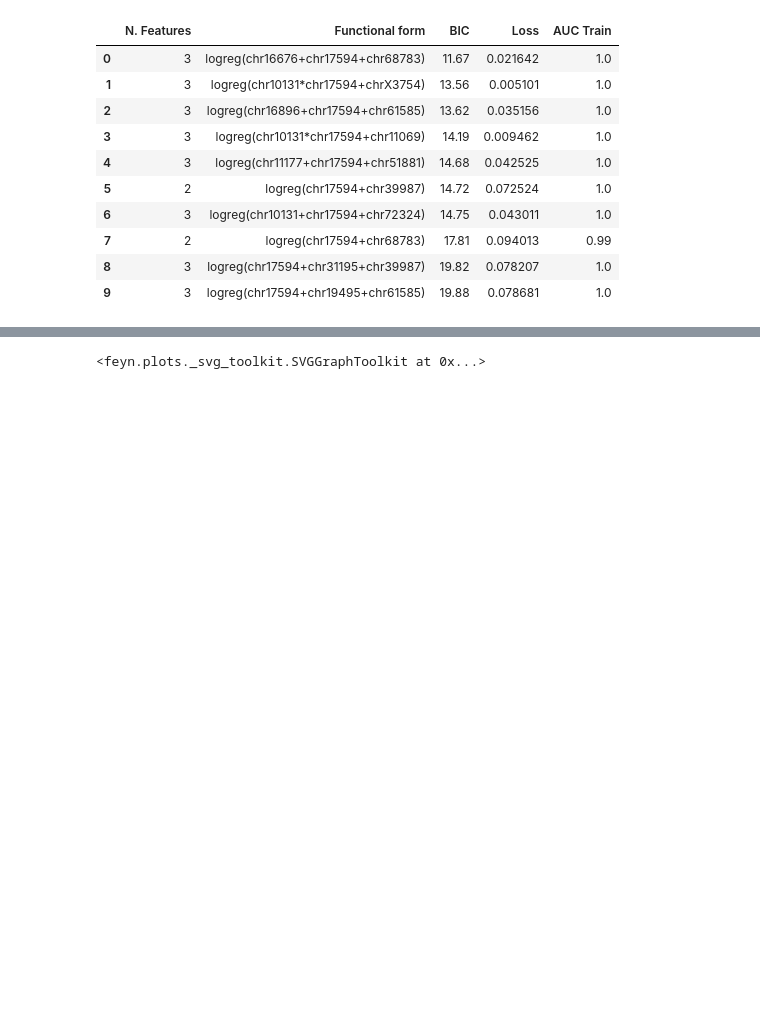
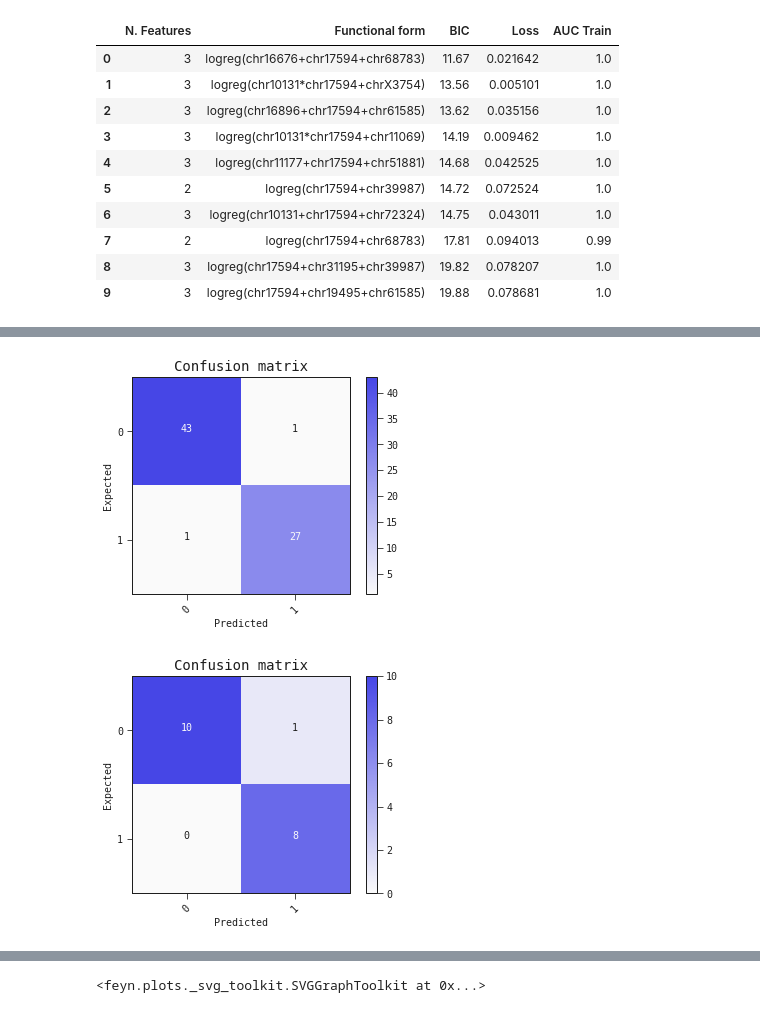
Before and after one commit to abzu-ai/QLattice-clinical-omics, a Jupyter notebook: notebooks/HCC_case.ipynb, the cells around one changed output, grey strips where cells are left out. Cells and saved outputs as stored; diff of their text form; code cells hidden in the pictures; blank space fills up the shorter version.

```diff
--- a/notebooks/HCC_case.ipynb
+++ b/notebooks/HCC_case.ipynb
@@ -115,3 +122,9 @@ bias=0.2634</title></rect><text fill="#1E1E1E" font-family="monospace" font-size
+# %%
+models_single[5].plot_confusion_matrix(train_val, filename=pathname+projectname+'confusion_train'+'.pdf')
+models_single[5].plot_confusion_matrix(test, filename=pathname+projectname+'confusion_ttest'+'.pdf')
+# %% [output]
+[figure, added]
+[figure, added]
 # %%
 feature_plot_hcc_mctaseq = model_features_chart(test, models_single, metric="roc_auc_score")
 model_features_chart(test, models_single, metric="roc_auc_score")
```
Also changed, not shown: parts of 10 cells of this notebook, 8 other files.
